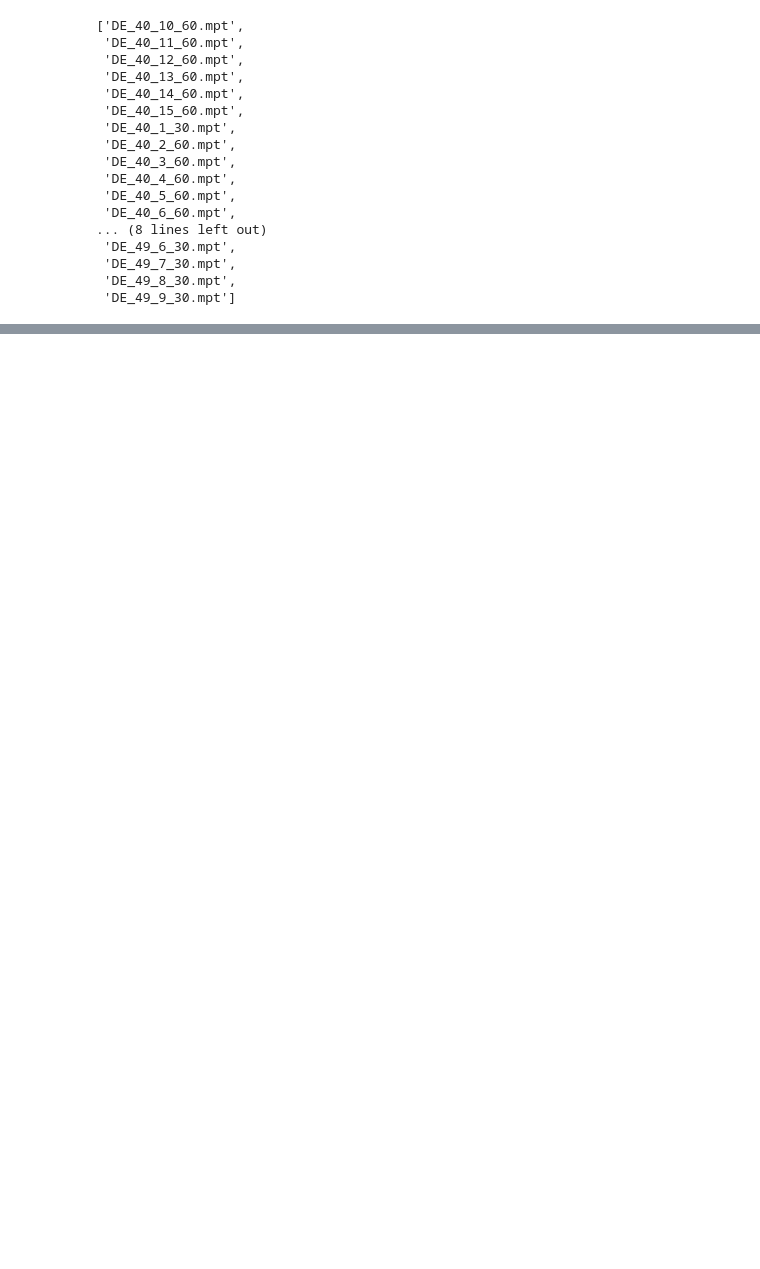
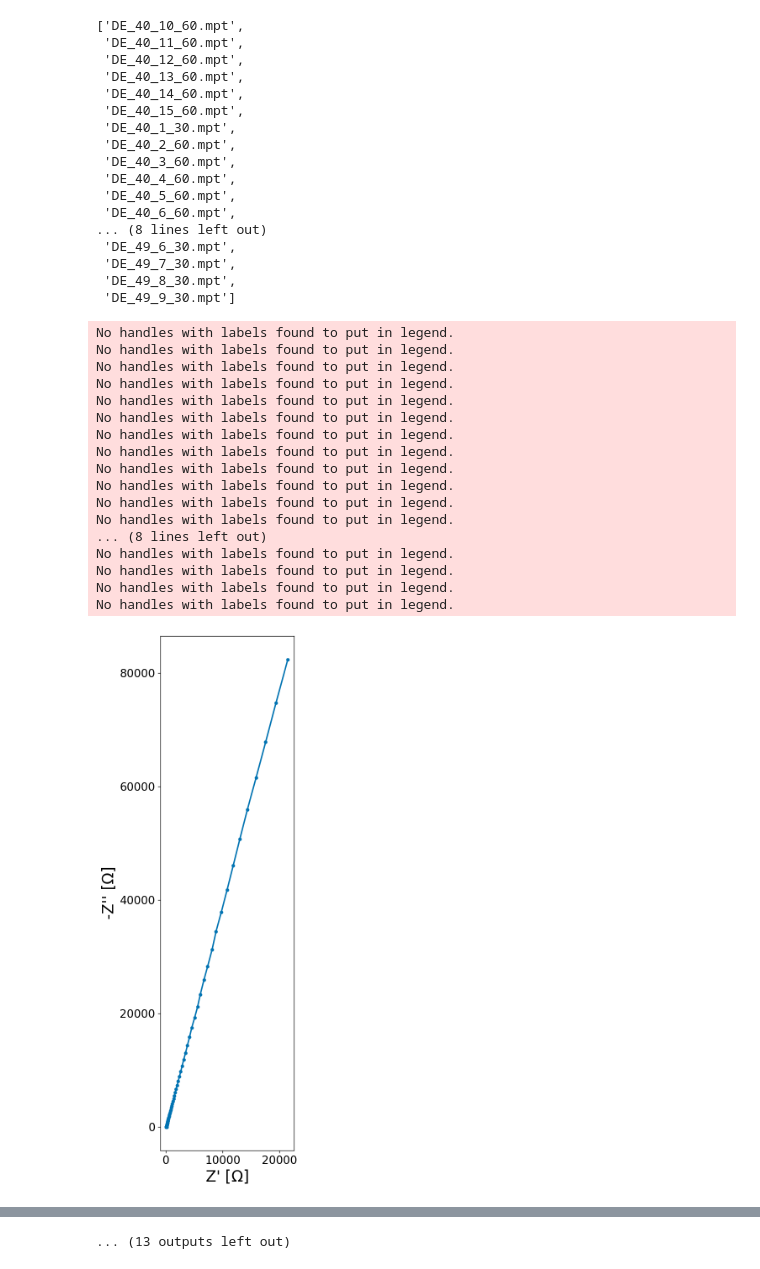
Before and after one commit to WildcatDiscovery/Kyler_Speed_Circuit, a Jupyter notebook: python_notebooks/file_printing.ipynb, the cells around one changed output, grey strips where cells are left out. Cells and saved outputs as stored; diff of their text form; code cells hidden in the pictures; blank space fills up the shorter version.

```diff
--- a/python_notebooks/file_printing.ipynb
+++ b/python_notebooks/file_printing.ipynb
@@ -25,3 +25,27 @@ path_files
  'DE_49_7_30.mpt',
  'DE_49_8_30.mpt',
  'DE_49_9_30.mpt']
+# %%
+for i in path_files:
+    ex_mpt = mpt_data(path,[i])
+    ex_mpt.set_new_gph_dims(20,30)
+    ex_mpt.mpt_plot()
+# %% [output]
+No handles with labels found to put in legend.
+No handles with labels found to put in legend.
+No handles with labels found to put in legend.
+No handles with labels found to put in legend.
+No handles with labels found to put in legend.
+No handles with labels found to put in legend.
+No handles with labels found to put in legend.
+No handles with labels found to put in legend.
+No handles with labels found to put in legend.
+No handles with labels found to put in legend.
+No handles with labels found to put in legend.
+No handles with labels found to put in legend.
+... (8 lines left out)
+No handles with labels found to put in legend.
+No handles with labels found to put in legend.
+No handles with labels found to put in legend.
+No handles with labels found to put in legend.
+[figure, added]
@@ -27,0 +62 @@ path_files
+... (13 outputs left out)
```
Also changed, not shown: parts of 1 cell of this notebook, 1 other file.
